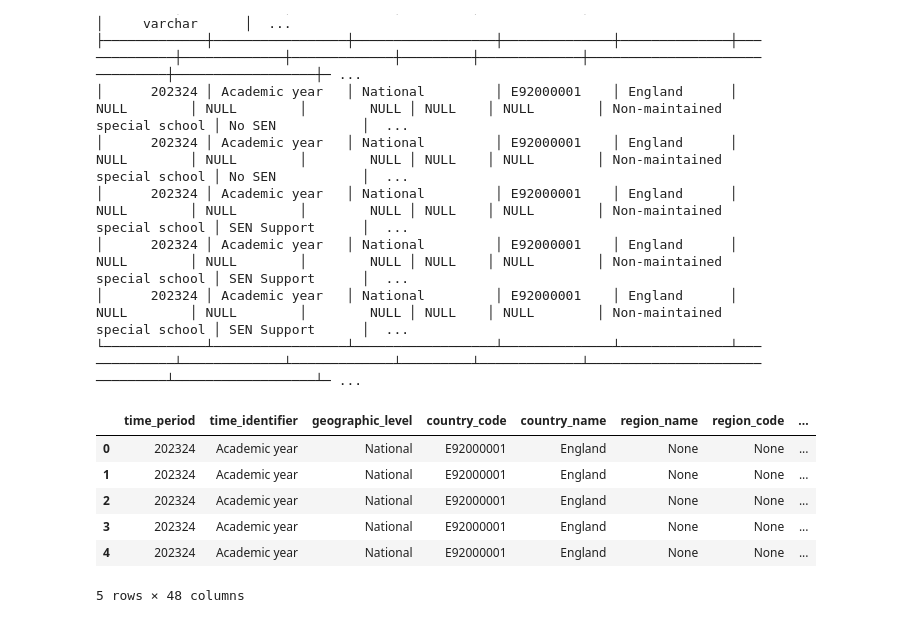
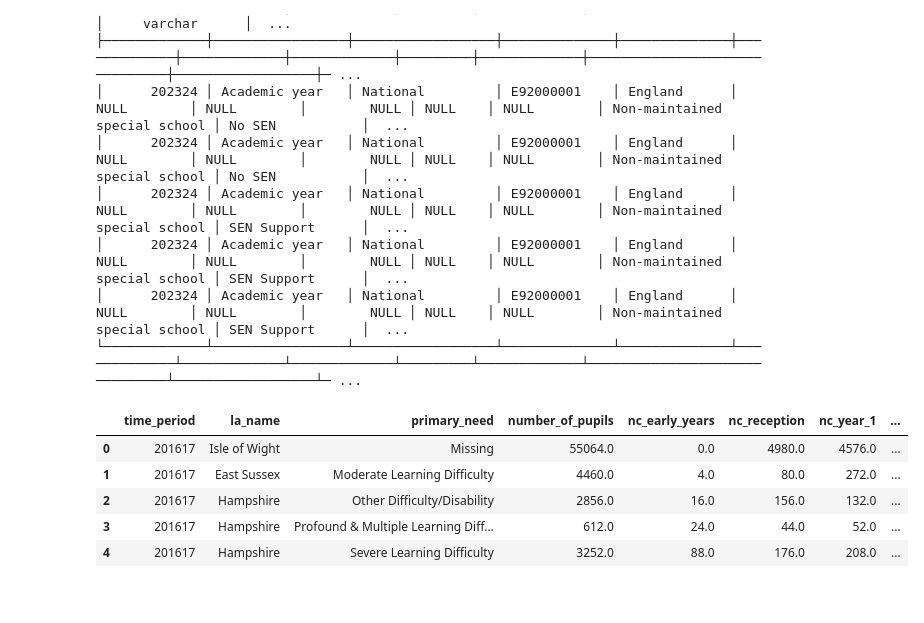
Before and after one commit to dseinternational/school-census, a Jupyter notebook: school-census/notes.ipynb, the cells around one changed output. Cells and saved outputs as stored; diff of their text form; code cells hidden in the pictures.

```diff
--- a/school-census/notes.ipynb
+++ b/school-census/notes.ipynb
@@ -96,21 +96,39 @@ data.sql("""
 │      202324 │ Academic year   │ National         │ E92000001    │ England      │ NULL        │ NULL        │        NULL │ NULL    │ NULL        │ Non-maintained special school │ SEN Support      │  ...
 │      202324 │ Academic year   │ National         │ E92000001    │ England      │ NULL        │ NULL        │        NULL │ NULL    │ NULL        │ Non-maintained special school │ SEN Support      │  ...
 └─────────────┴─────────────────┴──────────────────┴──────────────┴──────────────┴─────────────┴─────────────┴─────────────┴─────────┴─────────────┴───────────────────────────────┴──────────────────┴─ ...
-# %%
-# query into a pandas dataframe
-year_groups = data.sql(
-    """
-    select  *
-    from sen_ncyear
-    limit 5
-    """).df()
-
-year_groups.head()
-# %% [output]
-|  | time_period | time_identifier | geographic_level | country_code | country_name | region_name | region_code | ... |
-| 0 | 202324 | Academic year | National | E92000001 | England | None | None | ... |
-| 1 | 202324 | Academic year | National | E92000001 | England | None | None | ... |
-| 2 | 202324 | Academic year | National | E92000001 | England | None | None | ... |
-| 3 | 202324 | Academic year | National | E92000001 | England | None | None | ... |
-| 4 | 202324 | Academic year | National | E92000001 | England | None | None | ... |
-5 rows × 48 columns
+# %%
+# query into a pandas dataframe
+year_groups = data.sql(
+    """
+    select  time_period,
+            la_name,
+            primary_need,
+            sum(number_of_pupils) as number_of_pupils,
+            sum(nc_early_years) as nc_early_years,
+            sum(nc_reception) as nc_reception,
+            sum(nc_year_1) as nc_year_1,
+            sum(nc_year_2) as nc_year_2,
+            sum(nc_year_3) as nc_year_3,
+            sum(nc_year_4) as nc_year_4,
+            sum(nc_year_5) as nc_year_5,
+            sum(nc_year_6) as nc_year_6,
+            sum(nc_year_7) as nc_year_7,
+            sum(nc_year_8) as nc_year_8,
+            sum(nc_year_9) as nc_year_9,
+            sum(nc_year_10) as nc_year_10,
+            sum(nc_year_11) as nc_year_11,
+            sum(nc_year_12) as nc_year_12,
+            sum(nc_year_13) as nc_year_13,
+            sum(nc_year_14) as nc_year_14
+    from sen_ncyear
+    group by time_period, la_name, primary_need
+    """).df()
+
+year_groups.head()
+# %% [output]
+|  | time_period | la_name | primary_need | number_of_pupils | nc_early_years | nc_reception | nc_year_1 | ... |
+| 0 | 201617 | Isle of Wight | Missing | 55064.0 | 0.0 | 4980.0 | 4576.0 | ... |
+| 1 | 201617 | East Sussex | Moderate Learning Difficulty | 4460.0 | 4.0 | 80.0 | 272.0 | ... |
+| 2 | 201617 | Hampshire | Other Difficulty/Disability | 2856.0 | 16.0 | 156.0 | 132.0 | ... |
+| 3 | 201617 | Hampshire | Profound & Multiple Learning Diff... | 612.0 | 24.0 | 44.0 | 52.0 | ... |
+| 4 | 201617 | Hampshire | Severe Learning Difficulty | 3252.0 | 88.0 | 176.0 | 208.0 | ... |
```
